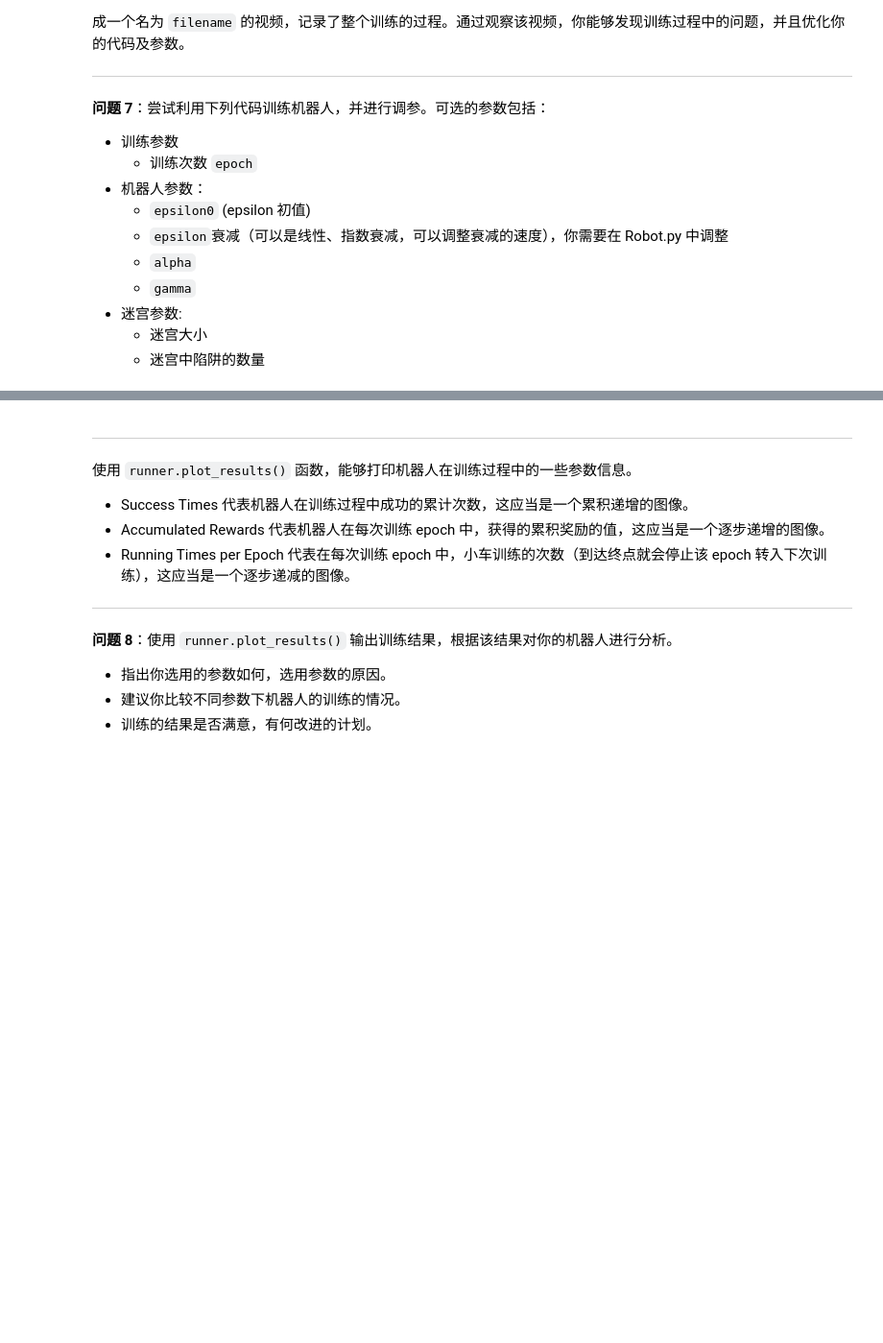
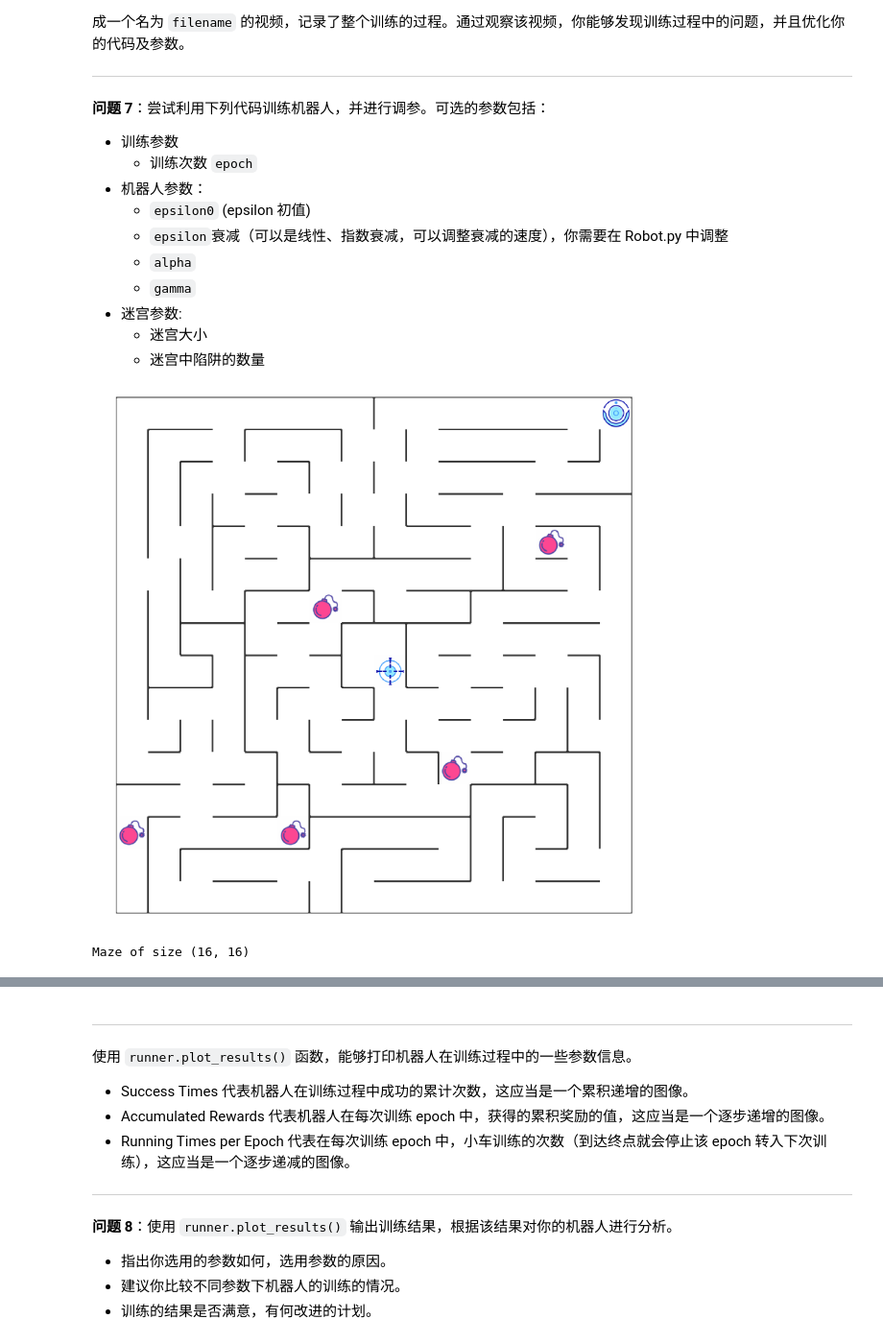
Before and after one commit to snhua/machine-learning-advance, a Jupyter notebook: qlearning_maze/robot_maze.ipynb, the cells around one changed output, grey strips where cells are left out. Shown at 96% size. Drawn from its saved outputs; the diff is of its cells as text; code cells hidden in the pictures; blank space fills up the shorter version.

```diff
--- a/qlearning_maze/robot_maze.ipynb
+++ b/qlearning_maze/robot_maze.ipynb
@@ -248,2 +252,8 @@ trap_number = 2
+# %%
+g=Maze('test_world/maze_03.txt')
+g
+# %% [output]
+[figure, added]
+Maze of size (16, 16)
 # %%
 from Runner import Runner
```
Also changed, not shown: parts of 12 cells of this notebook, 2 other files.
